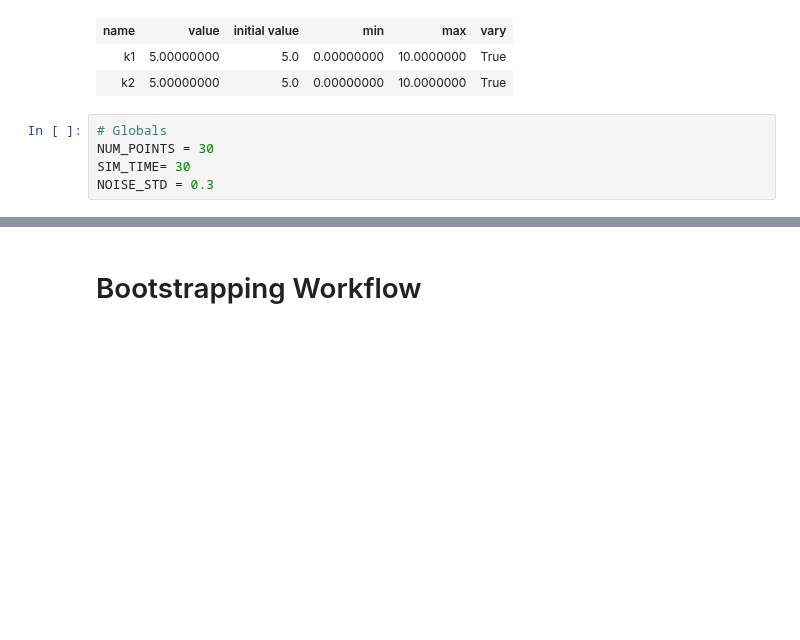
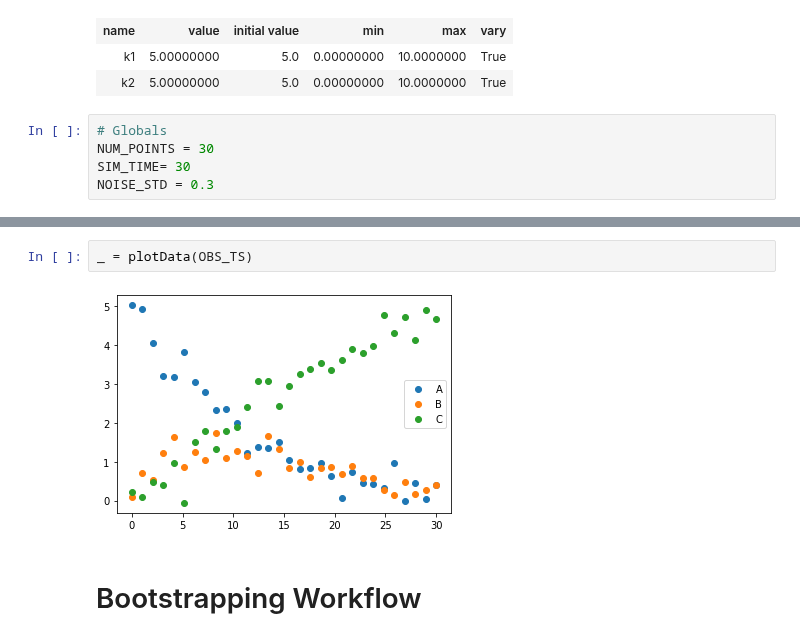
Before and after one commit to ModelEngineering/advancing-biomedical-models, a Jupyter notebook: lecture_12/bootstrapping/12_stimating_Parameter_Confidence_Intervals_With_Bootstrapping.ipynb, the cells around one changed output, grey strips where cells are left out. Drawn from its saved outputs; the diff is of its cells as text; blank space fills up the shorter version.

```diff
--- a/lecture_12/bootstrapping/12_stimating_Parameter_Confidence_Intervals_With_Bootstrapping.ipynb
+++ b/lecture_12/bootstrapping/12_stimating_Parameter_Confidence_Intervals_With_Bootstrapping.ipynb
@@ -106,3 +125,7 @@ _ = plt.legend(OBS_TS.colnames)
+# %%
+_ = plotData(OBS_TS)
+# %% [output]
+[figure, added]
 # %% [markdown]
 # Bootstrapping Workflow
 # %% [markdown]
```
Also changed, not shown: parts of 34 cells of this notebook.
